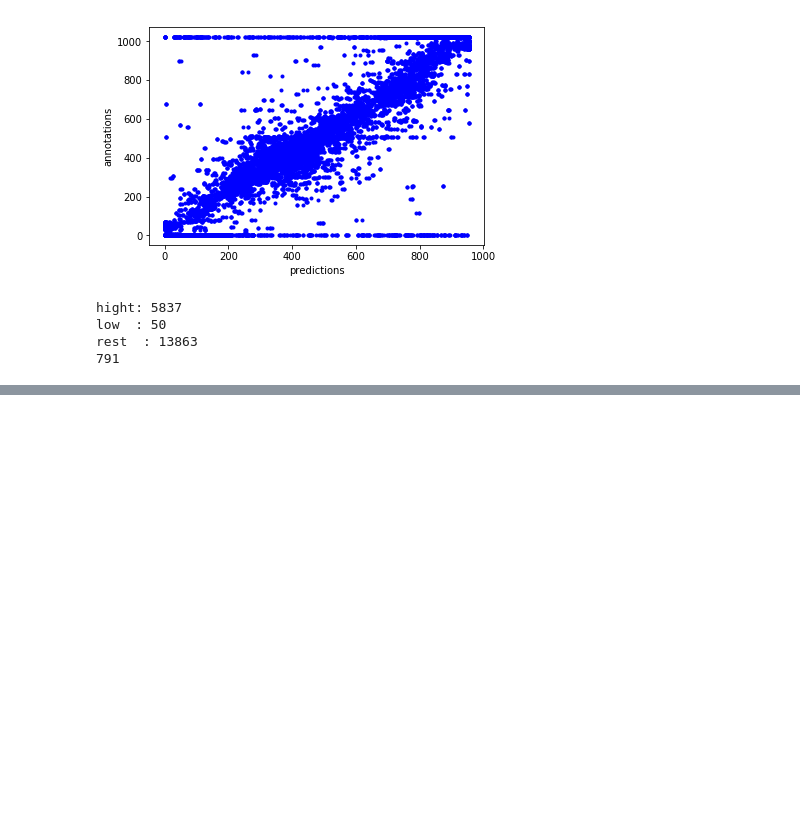
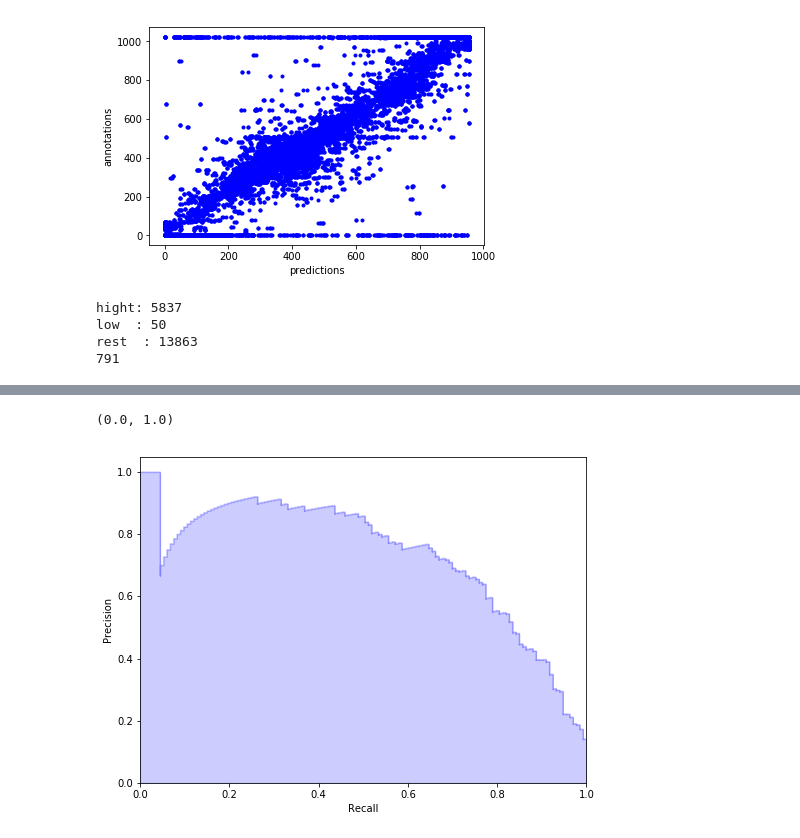
Before and after one commit to tall-josh/fyp_diy_robo_car, a Jupyter notebook: end2end/tf_end2end.ipynb, the cells around one changed output, grey strips where cells are left out. Saved outputs shown, nothing was run; the diff lists cells and outputs as text; code cells hidden in the pictures; blank space fills up the shorter version.

```diff
--- a/end2end/tf_end2end.ipynb
+++ b/end2end/tf_end2end.ipynb
@@ -323,0 +355,19 @@ os.path.exists("/home/jp/Documents/FYP/ml/data/videoplayback.mp4")
+# %%
+class_idx = 3
+fig = plt.figure(figsize=(8,6))
+plt.step(recall[class_idx], precision[class_idx], color='b', alpha=0.2,
+         where='post')
+plt.fill_between(recall[class_idx], precision[class_idx], step='post', alpha=0.2,
+                 color='b')
+
+plt.xlabel('Recall')
+plt.ylabel('Precision')
+plt.ylim([0.0, 1.05])
+plt.xlim([0.0, 1.0])
+# plt.title(
+#     'Average precision score, micro-averaged over all classes: AP={0:0.2f}'
+#     .format(average_precision["micro"]))
+#plt.savefig(f"fig_{i}")
+# %% [output]
+(0.0, 1.0)
+[figure, added]
```
Also changed, not shown: parts of 18 cells of this notebook, 6 other files.
